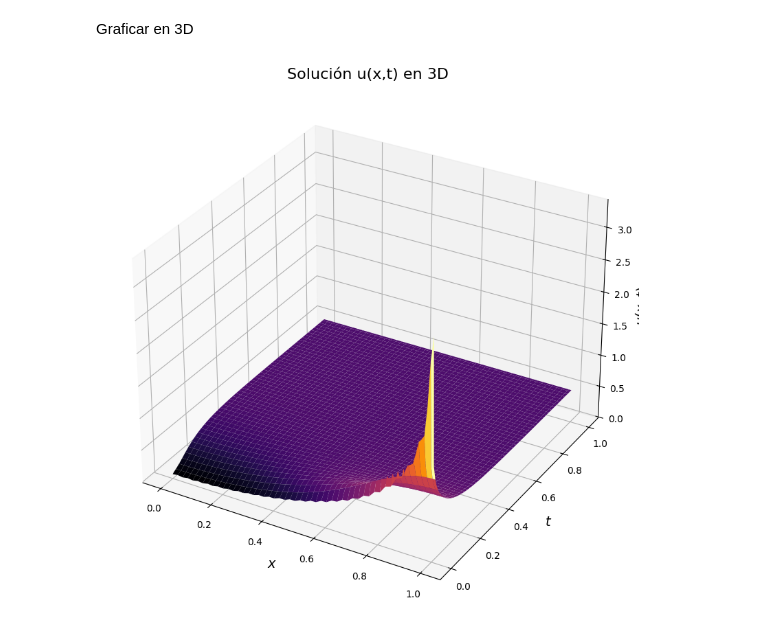
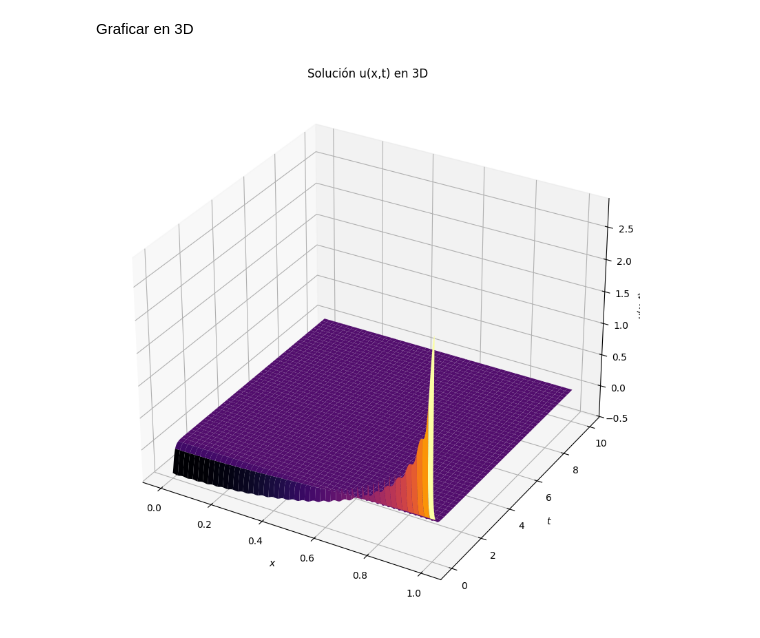
Before and after one commit to Annette-1/Ecuaciones_Diferenciales_Parciales, a Jupyter notebook: Metodo de separacion de Variables.ipynb, the cells around one changed output. Drawn from its saved outputs; the diff is of its cells as text; code cells hidden in the pictures.

```diff
--- a/Metodo de separacion de Variables.ipynb
+++ b/Metodo de separacion de Variables.ipynb
@@ -59,8 +59,3 @@ from mpl_toolkits.mplot3d import Axes3D
 # %%
 def recta(x):
     return x
-# %%
-x = np.linspace(0, 1, 100)  # Se redujo el tamaño para una mejor visualización
-t = np.linspace(0, 1, 100)
-
-X, T = np.meshgrid(x, t)
@@ -77,0 +72,3 @@ def coeficientes_Cn(N):
+# %%
+x = np.linspace(0, 1, 1000)
+f = recta(x)
@@ -79,9 +107,8 @@ def coeficientes_Cn(N):
 Función para la solución u(x,t)
 # %%
 def u_x_t(x, t, N=50):
-    Cn = coeficientes_Cn(N)
-    f = np.zeros((len(t), len(x)))  # Transpuesta para coincidir con X, T
+    f = np.zeros((len(x), len(t)))
     for i in range(len(t)):
-        for n in range(N):
-            f[i, :] += Cn[n] * np.cos(n * np.pi * x) * np.exp(- (n * np.pi)**2 * t[i])
+        for n in range(1, N + 1):
+            f[:, i] += (2 / (n * np.pi)) * (-1)**n * np.cos(n * np.pi * x) * np.exp(-n**2 * np.pi**2 * t[i])
     return f
@@ -89,0 +117,18 @@ U = u_x_t(x, t)
+# %%
+t = np.linspace(0, 10, 1000)
+U = u_x_t(x, t)
+
+plt.plot(x, U[:, 0], label='$u(x,t=0)$')
+plt.plot(x, U[:, 1], label='$u(x,t=1)$')
+plt.plot(x, U[:, 2], label='$u(x,t=2)$')
+plt.plot(x, U[:, 3], label='$u(x,t=3)$')
+plt.plot(x, U[:, 10], label='$u(x,t=10)$')
+plt.plot(x, U[:, 20], label='$u(x,t=20)$')
+plt.xlabel('$x$')
+plt.ylabel('$u(x,t)$')
+plt.title("Evolución de la solución")
+plt.xlim([-0.01, 1.01])
+plt.ylim([-0.01, 1.2])
+plt.grid()
+plt.legend()
+plt.show()
@@ -92,13 +139,15 @@ U = u_x_t(x, t)
 # %%
 fig = plt.figure(figsize=(12, 10))
 ax = fig.add_subplot(111, projection="3d")
 
-ax.plot_surface(X, T, U, cmap="inferno")  # Mapa de color ajustado
-ax.set_xlabel('$x$', fontsize=14)
-ax.set_ylabel('$t$', fontsize=14)
-ax.set_zlabel('$u(x,t)$', fontsize=14)
-plt.title("Solución u(x,t) en 3D", fontsize=16)
+X, T = np.meshgrid(x, t)
+U = u_x_t(x, t)
 
+ax.plot_surface(X, T, U.T, cmap="inferno")  # Se usa U.T para coincidir con X, T
+ax.set_xlabel('$x$')
+ax.set_ylabel('$t$')
+ax.set_zlabel('$u(x,t)$')
+plt.title("Solución u(x,t) en 3D")
 plt.show()
 # %% [output]
-[figure, old version]
+[figure, new version]
```
Also changed, not shown: parts of 12 cells of this notebook.
